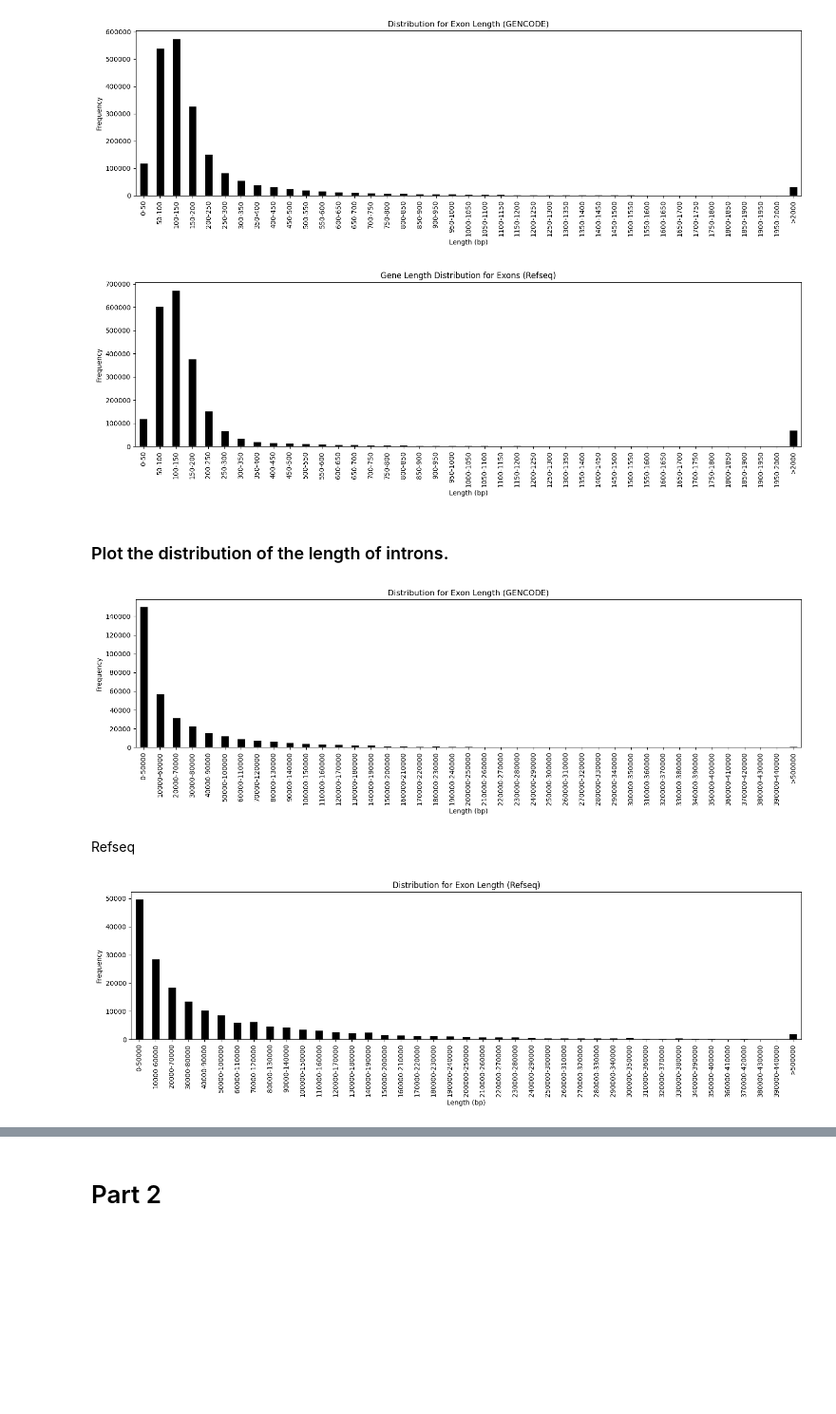
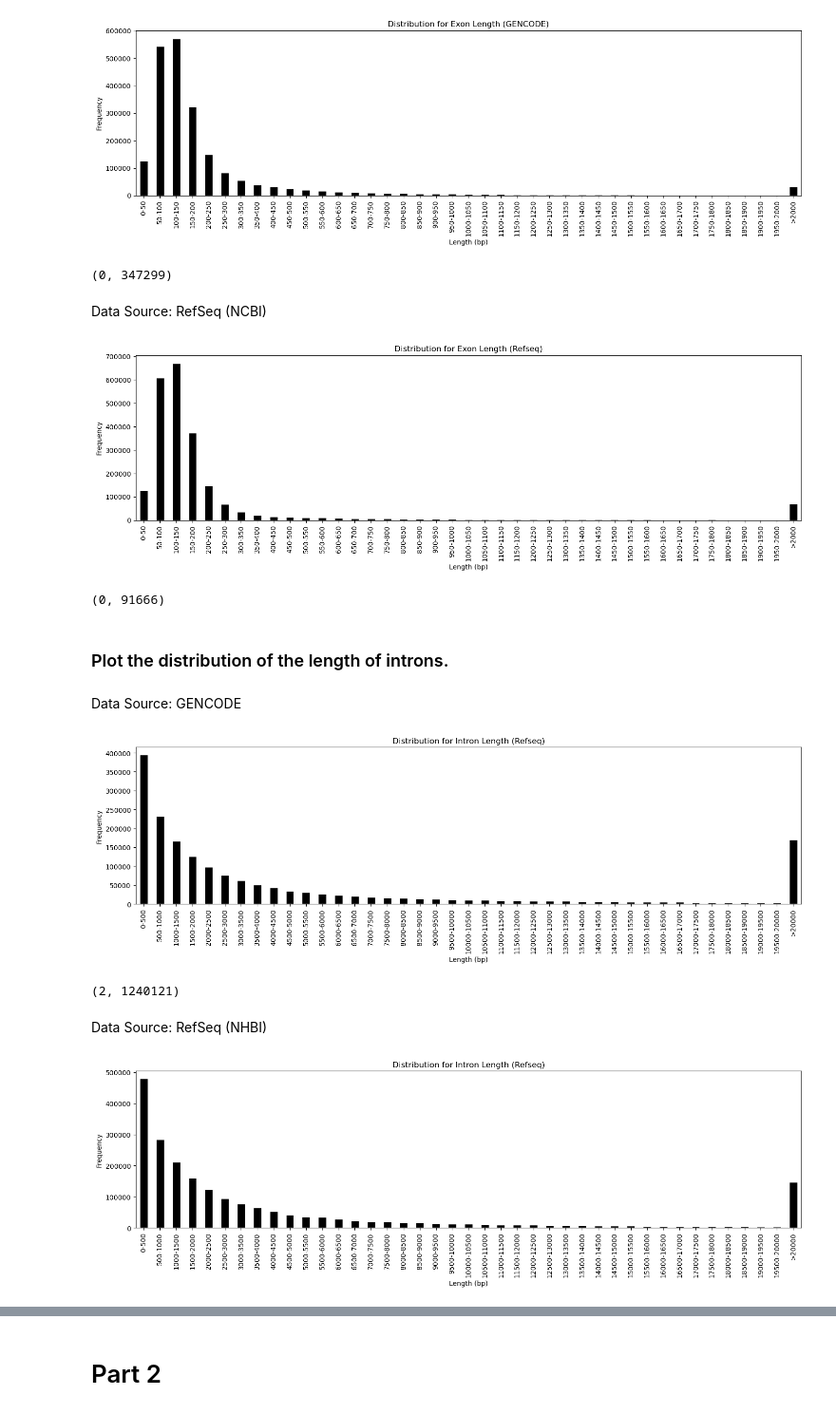
Before and after one commit to KyleCarlo/gene-annotation-analysis-of-human-genome, a Jupyter notebook: Bioinformatics_Ex1.ipynb, the cells around one changed output, grey strips where cells are left out. Shown at 95% size. Saved outputs shown, nothing was run; the diff lists cells and outputs as text; code cells hidden in the pictures; blank space fills up the shorter version.

```diff
--- a/Bioinformatics_Ex1.ipynb
+++ b/Bioinformatics_Ex1.ipynb
@@ -301,9 +381,14 @@ plt.tight_layout()
 plt.show()
 # %% [output]
 [figure]
+# %%
+min(exon_lengths), max(exon_lengths)
+# %% [output]
+(0, 347299)
+# %% [markdown]
+Data Source: RefSeq (NCBI)
 # %%
-refseq_compre_subdf = refseq_df[['Feature', 'length']]
-exon_lengths = refseq_compre_subdf[refseq_compre_subdf['Feature'] == 'exon']['length']
+exon_lengths = refseq_df[refseq_df['type'] == 'exon']['length']
 
 bin_edges = list(range(0, 2001, 50)) + [10000]
 bin_labels = [f"{i}-{i+50}" for i in range(0, 2000, 50)] + ['>2000']
@@ -320,6 +405,10 @@ plt.xticks(rotation=90)
 plt.tight_layout()
 plt.show()
 # %% [output]
-[figure, old version]
+[figure, new version]
+# %%
+min(exon_lengths), max(exon_lengths)
+# %% [output]
+(0, 91666)
 # %% [markdown]
 ### Plot the distribution of the length of introns.
@@ -333,8 +415,22 @@ gc_merged['introns'] = gc_merged['length_x'] - gc_merged['length_y']
+# %% [markdown]
+Data Source: GENCODE
+# %%
+gencode_introns_df = gencode_df[gencode_df['type'] == 'exon'].reset_index().drop('index', axis=1)[['transcript_id', 'start', 'end']]
+gencode_introns_df = gencode_introns_df.sort_values(['transcript_id', 'start']).reset_index().drop('index', axis=1)
+gencode_introns_df = gencode_introns_df.groupby('transcript_id').agg(list)
+# %%
+introns = []
+i = 0
+for each in gencode_introns_df.itertuples():
+    _, start, end = each
+    start = pd.Series(start + [0])
+    end = pd.Series([0] + end)
+    introns += list(start-end)[1:-1]
 # %%
-intron_lengths = gc_merged['introns']
+intron_lengths = pd.Series(introns)
 
-bin_edges = list(range(0, 400_001, 10_000)) + [500_000]
-bin_labels = [f"{i}-{i+50_000}" for i in range(0, 400_000, 10_000)] + ['>500000']
+bin_edges = list(range(0, 20001, 500)) + [2_000_000]
+bin_labels = [f"{i}-{i+500}" for i in range(0, 20000, 500)] + ['>20000']
 binned = pd.cut(intron_lengths, bins=bin_edges, labels=bin_labels, right=True)
 
 bin_counts = binned.value_counts(sort=False)
@@ -343,11 +439,9 @@ plt.figure(figsize=(15, 5))
 bin_counts.plot(kind='bar', color='black', edgecolor='white')
 plt.xlabel("Length (bp)")
 plt.ylabel("Frequency")
-plt.title("Distribution for Exon Length (GENCODE)")
+plt.title("Distribution for Intron Length (Refseq)")
 plt.xticks(rotation=90)
 plt.tight_layout()
 plt.show()
 # %% [output]
-[figure, old version]
+[figure, new version]
-# %% [markdown]
-Refseq
@@ -361,19 +448,37 @@ refseq_merged['introns'] = refseq_merged['length_x'] - refseq_merged['length_y']
+# %%
+min(intron_lengths), max(intron_lengths)
+# %% [output]
+(2, 1240121)
+# %% [markdown]
+Data Source: RefSeq (NHBI)
+# %%
+refseq_introns_df = refseq_df[refseq_df['type'] == 'exon'].reset_index().drop('index', axis=1)[['transcript_id', 'start', 'end']]
+refseq_introns_df = refseq_introns_df.sort_values(['transcript_id', 'start']).reset_index().drop('index', axis=1)
+refseq_introns_df = refseq_introns_df.groupby('transcript_id').agg(list)
+# %%
+introns = []
+i = 0
+for each in refseq_introns_df.itertuples():
+    _, start, end = each
+    start = pd.Series(start + [0])
+    end = pd.Series([0] + end)
+    introns += list(start-end)[1:-1]
 # %%
-intron_lengths = refseq_merged['introns']
+intron_lengths = pd.Series(introns)
 
-bin_edges = list(range(0, 400_001, 10_000)) + [500_000]
-bin_labels = [f"{i}-{i+50_000}" for i in range(0, 400_000, 10_000)] + ['>500000']
+bin_edges = list(range(0, 20001, 500)) + [2_000_000]
+bin_labels = [f"{i}-{i+500}" for i in range(0, 20000, 500)] + ['>20000']
 binned = pd.cut(intron_lengths, bins=bin_edges, labels=bin_labels, right=True)
 
 bin_counts = binned.value_counts(sort=False)
 
 plt.figure(figsize=(15, 5))
 bin_counts.plot(kind='bar', color='black', edgecolor='white')
 plt.xlabel("Length (bp)")
 plt.ylabel("Frequency")
-plt.title("Distribution for Exon Length (Refseq)")
+plt.title("Distribution for Intron Length (Refseq)")
 plt.xticks(rotation=90)
 plt.tight_layout()
 plt.show()
 # %% [output]
-[figure, old version]
+[figure, new version]
```
Also changed, not shown: parts of 75 cells of this notebook, 1 other file.
